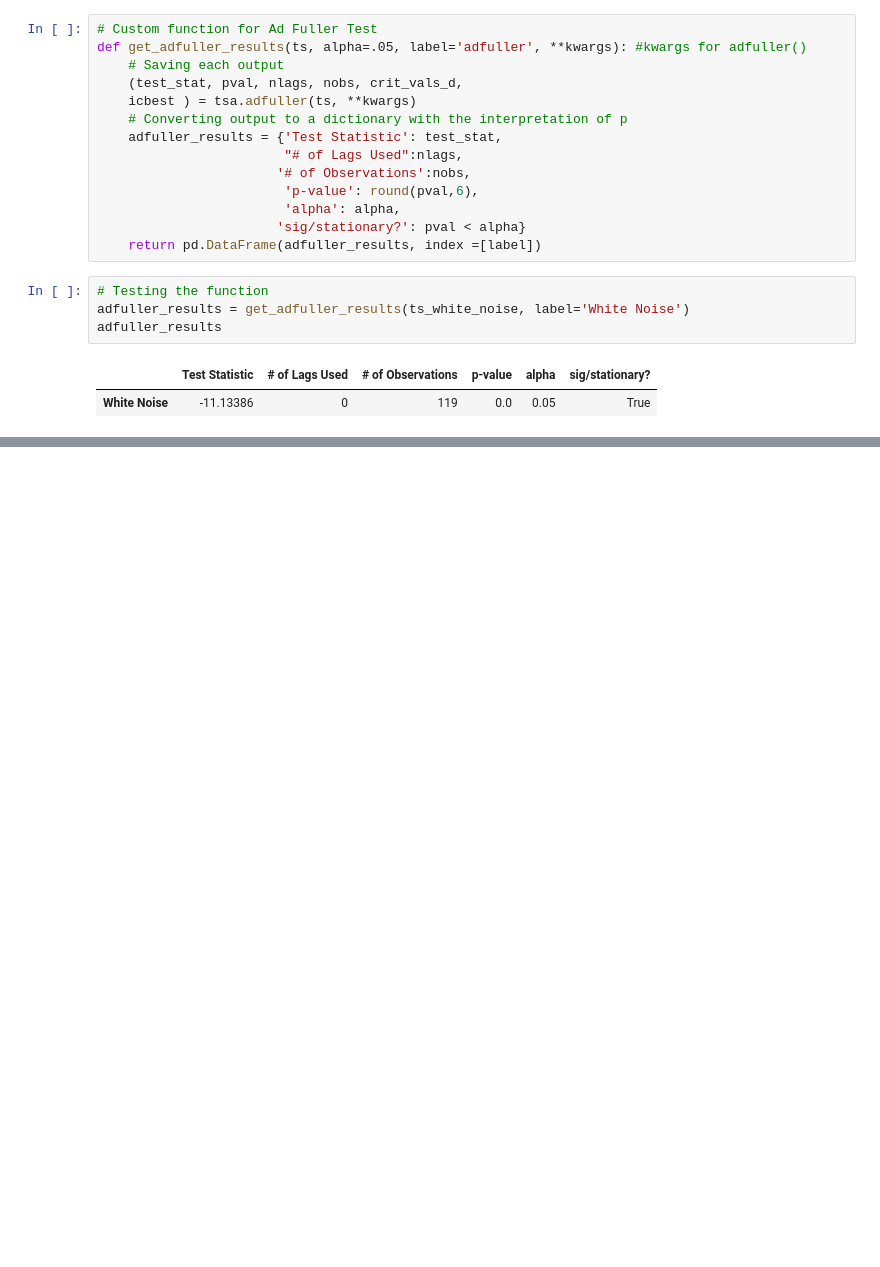
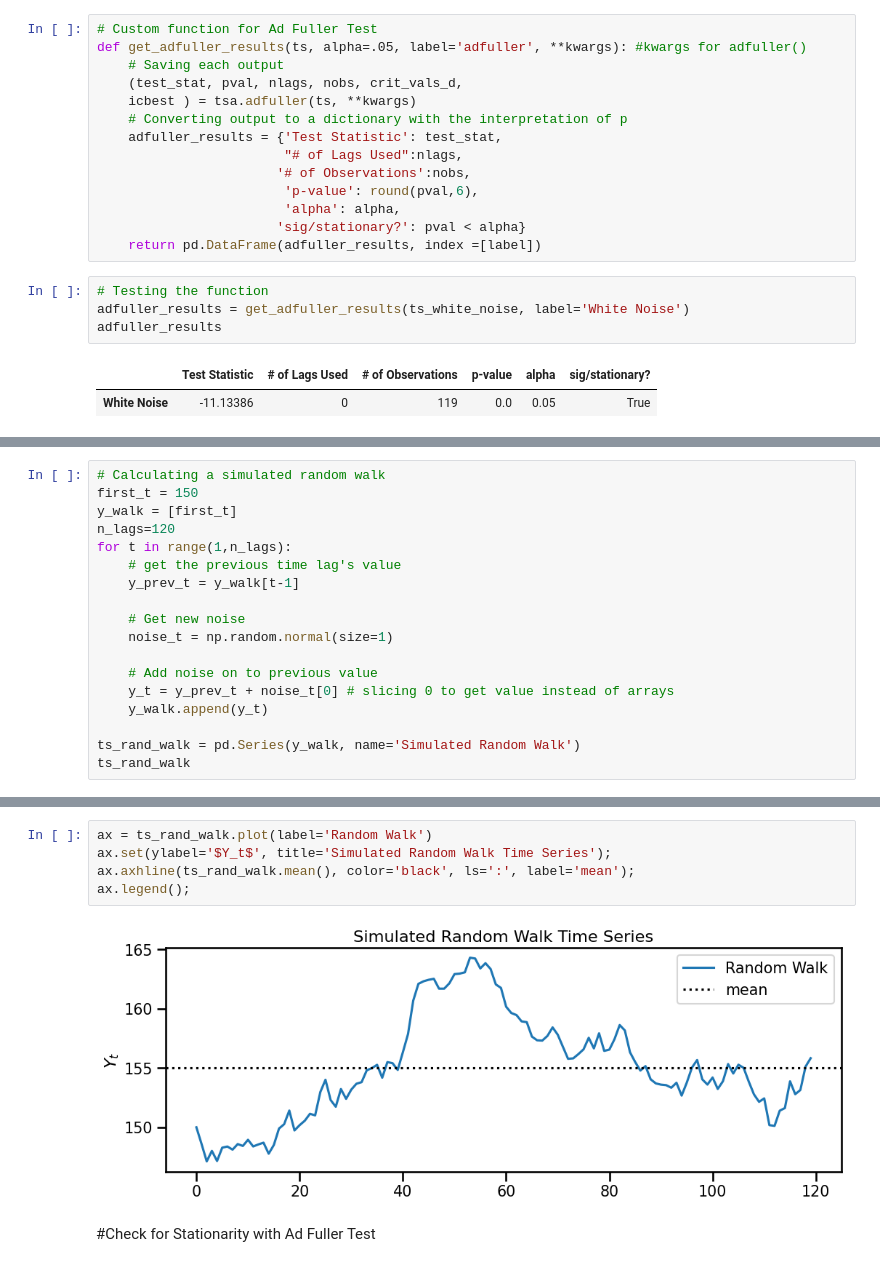
Before and after one commit to dohaalnabahin/Data_science_and_machine_learning_Journey, a Jupyter notebook: Stationarity.ipynb, the cells around one changed output, grey strips where cells are left out. Cells and saved outputs as stored; diff of their text form; blank space fills up the shorter version.

```diff
--- a/Stationarity.ipynb
+++ b/Stationarity.ipynb
@@ -128,0 +230,18 @@ adfuller_results
+# %%
+# Calculating a simulated random walk
+first_t = 150
+y_walk = [first_t]
+n_lags=120
+for t in range(1,n_lags):
+    # get the previous time lag's value
+    y_prev_t = y_walk[t-1]
+
+    # Get new noise
+    noise_t = np.random.normal(size=1)
+
+    # Add noise on to previous value
+    y_t = y_prev_t + noise_t[0] # slicing 0 to get value instead of arrays
+    y_walk.append(y_t)
+
+ts_rand_walk = pd.Series(y_walk, name='Simulated Random Walk')
+ts_rand_walk
@@ -128,0 +263,9 @@ adfuller_results
+# %%
+ax = ts_rand_walk.plot(label='Random Walk')
+ax.set(ylabel='$Y_t$', title='Simulated Random Walk Time Series');
+ax.axhline(ts_rand_walk.mean(), color='black', ls=':', label='mean');
+ax.legend();
+# %% [output]
+[figure, added]
+# %% [markdown]
+#Check for Stationarity with Ad Fuller Test
```
Also changed, not shown: parts of 39 cells of this notebook.
